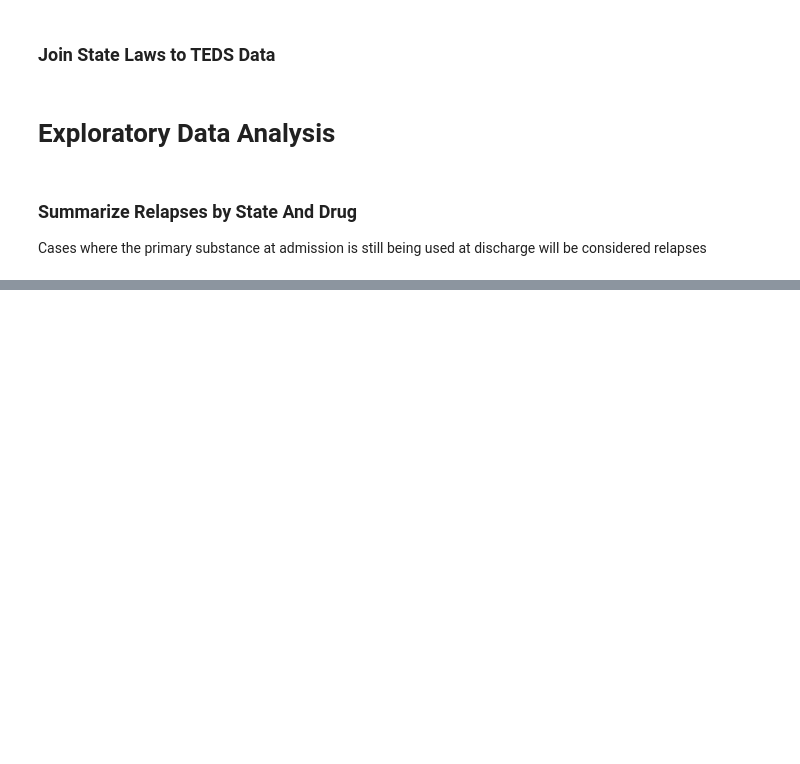
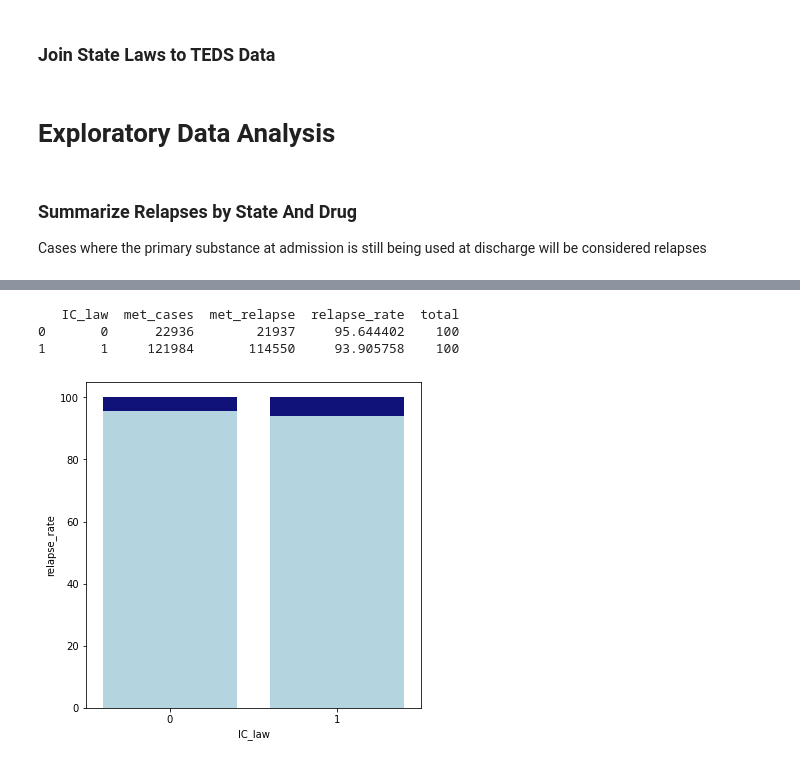
Before and after one commit to afaranda/TEDS_Housing_Employment_Study, a Jupyter notebook: notebooks/01_Explore_And_Process.ipynb, the cells around one changed output, grey strips where cells are left out. Saved outputs shown, nothing was run; the diff lists cells and outputs as text; code cells hidden in the pictures; blank space fills up the shorter version.

```diff
--- a/notebooks/01_Explore_And_Process.ipynb
+++ b/notebooks/01_Explore_And_Process.ipynb
@@ -215,3 +282,34 @@ teds_imp_laws.assign(
+# %%
+## Index casese of alcohol use at intake
+met_cases = teds_imp_laws.met_cases == 1
+
+plt.figure(figsize=(6, 6))
+plot_data = teds_imp_laws.loc[
+    met_cases,['IC_law','met_cases','met_relapse']
+].groupby(['IC_law']).sum().reset_index().assign(
+    relapse_rate = lambda x: 100*(x['met_relapse'] / x['met_cases']),
+    total = [100, 100]
+)
+print(plot_data)
+total_bars = sns.barplot(
+    x="IC_law",
+    y="total",
+    data=plot_data,
+    color='darkblue'
+)
+
+rate_bars = sns.barplot(
+    x="IC_law",
+    y="relapse_rate",
+    data=plot_data,
+    color='lightblue'
+)
+plt.show()
+# %% [output]
+   IC_law  met_cases  met_relapse  relapse_rate  total
+0       0      22936        21937     95.644402    100
+1       1     121984       114550     93.905758    100
+[figure, added]
 # %%
 ## Calculate Refferal Rates by Category
 totals=teds_imp_laws.loc[:,['IC_law', 'pre_2016', 'PSOURCE']].assign(
```
Also changed, not shown: parts of 6 cells of this notebook.
